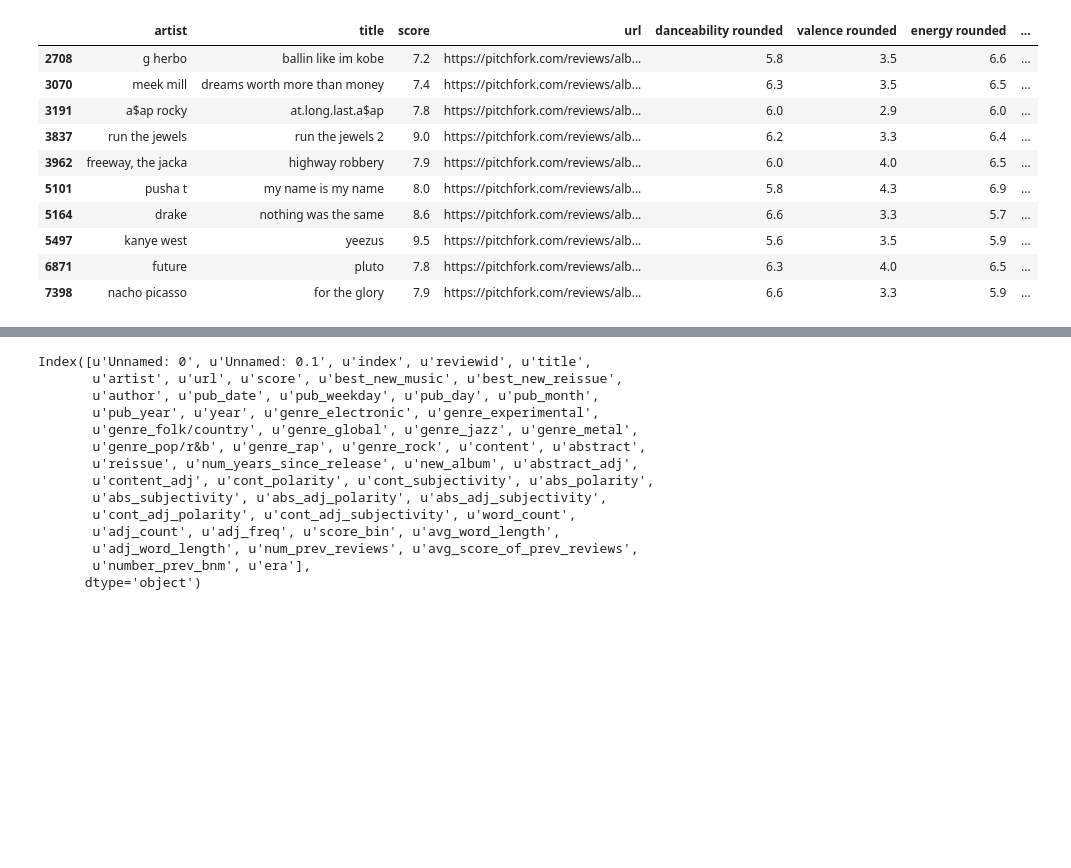
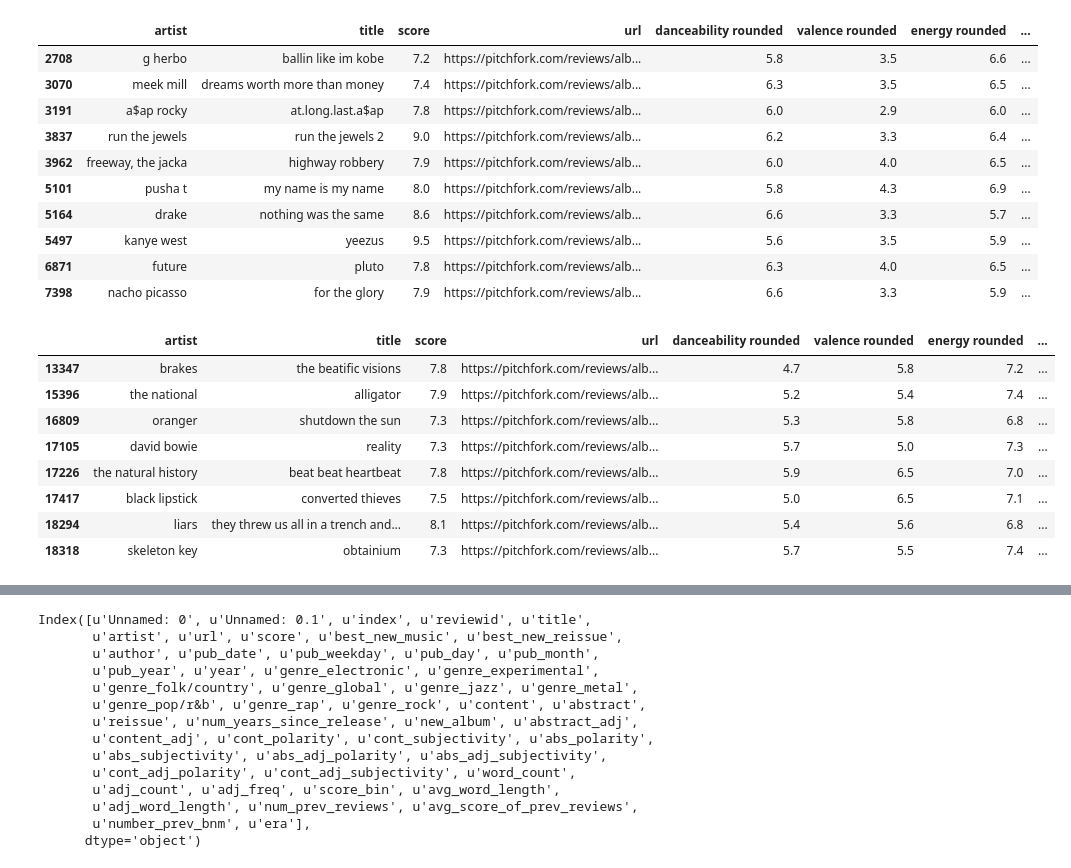
Before and after one commit to andrewjbashford/GalvanizeCapstone, a Jupyter notebook: Review Recommender.ipynb, the cells around one changed output, grey strips where cells are left out. Drawn from its saved outputs; the diff is of its cells as text; code cells hidden in the pictures; blank space fills up the shorter version.

```diff
--- a/Review Recommender.ipynb
+++ b/Review Recommender.ipynb
@@ -161,4 +232,16 @@ get_similar(df_merged, 'https://pitchfork.com/reviews/albums/17253-good-kid-maad
 | 5497 | kanye west | yeezus | 9.5 | https://pitchfork.com/reviews/alb... | 5.6 | 3.5 | 5.9 | ... |
 | 6871 | future | pluto | 7.8 | https://pitchfork.com/reviews/alb... | 6.3 | 4.0 | 6.5 | ... |
 | 7398 | nacho picasso | for the glory | 7.9 | https://pitchfork.com/reviews/alb... | 6.6 | 3.3 | 5.9 | ... |
+# %%
+get_similar(df_merged, 'https://pitchfork.com/reviews/albums/3160-welcome-interstate-managers/', recommender)
+# %% [output]
+|  | artist | title | score | url | danceability rounded | valence rounded | energy rounded | ... |
+| 13347 | brakes | the beatific visions | 7.8 | https://pitchfork.com/reviews/alb... | 4.7 | 5.8 | 7.2 | ... |
+| 15396 | the national | alligator | 7.9 | https://pitchfork.com/reviews/alb... | 5.2 | 5.4 | 7.4 | ... |
+| 16809 | oranger | shutdown the sun | 7.3 | https://pitchfork.com/reviews/alb... | 5.3 | 5.8 | 6.8 | ... |
+| 17105 | david bowie | reality | 7.3 | https://pitchfork.com/reviews/alb... | 5.7 | 5.0 | 7.3 | ... |
+| 17226 | the natural history | beat beat heartbeat | 7.8 | https://pitchfork.com/reviews/alb... | 5.9 | 6.5 | 7.0 | ... |
+| 17417 | black lipstick | converted thieves | 7.5 | https://pitchfork.com/reviews/alb... | 5.0 | 6.5 | 7.1 | ... |
+| 18294 | liars | they threw us all in a trench and... | 8.1 | https://pitchfork.com/reviews/alb... | 5.4 | 5.6 | 6.8 | ... |
+| 18318 | skeleton key | obtainium | 7.3 | https://pitchfork.com/reviews/alb... | 5.7 | 5.5 | 7.4 | ... |
 # %%
```
Also changed, not shown: parts of 30 cells of this notebook, 2 other files.
